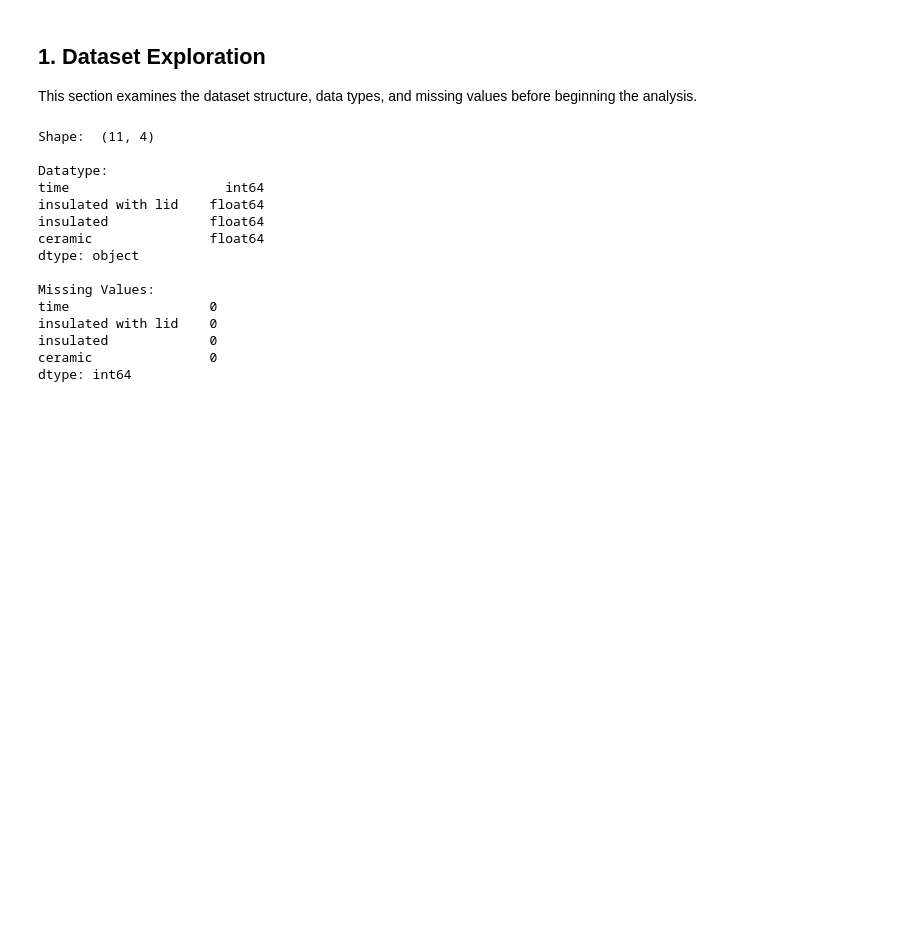
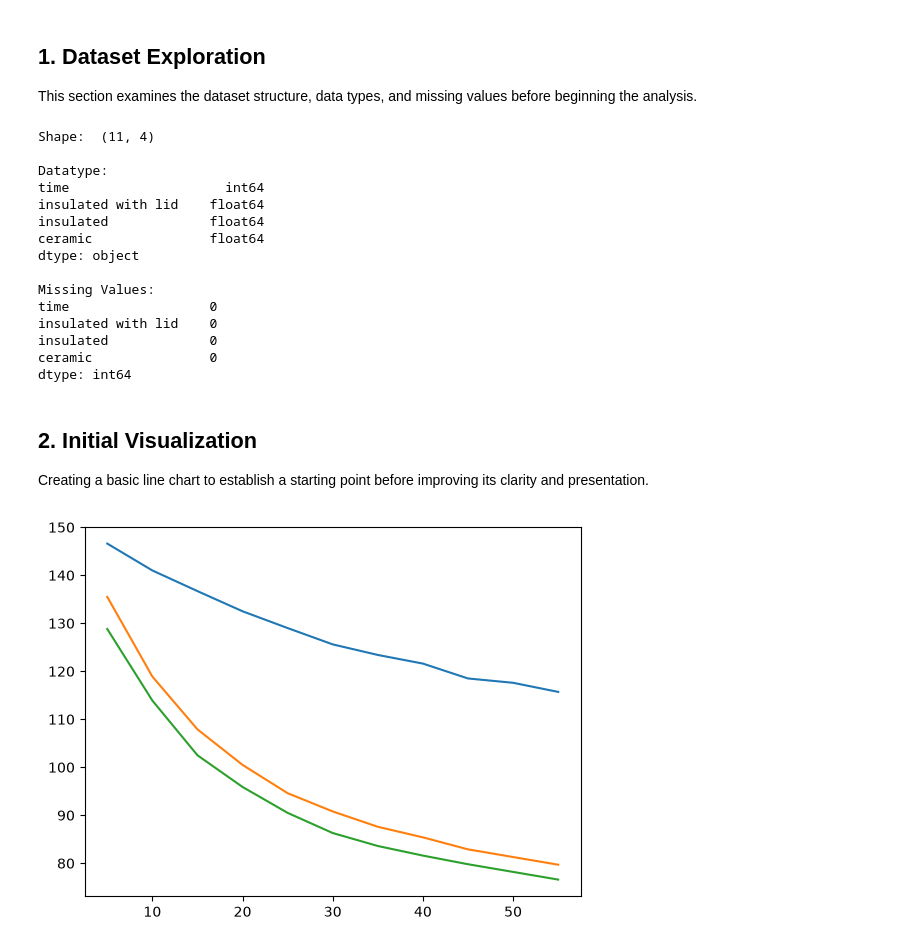
Before and after one commit to dakshita01/data-science-portfolio, a Jupyter notebook: 05-cooling-coffee/notebook/cooling_coffee.ipynb, the cells around one changed output. Saved outputs shown, nothing was run; the diff lists cells and outputs as text; code cells hidden in the pictures; blank space fills up the shorter version.

```diff
--- a/05-cooling-coffee/notebook/cooling_coffee.ipynb
+++ b/05-cooling-coffee/notebook/cooling_coffee.ipynb
@@ -54,3 +54,14 @@ insulated with lid    0
 insulated             0
 ceramic               0
 dtype: int64
+# %% [markdown]
+## 2. Initial Visualization
+
+Creating a basic line chart to establish a starting point before improving its clarity and presentation.
+# %%
+plt.plot(df['time'], df['insulated with lid'])
+plt.plot(df['time'], df['insulated'])
+plt.plot(df['time'], df['ceramic'])
+plt.show()
+# %% [output]
+[figure, added]
```
Also changed, not shown: parts of 4 cells of this notebook, 2 other files.
